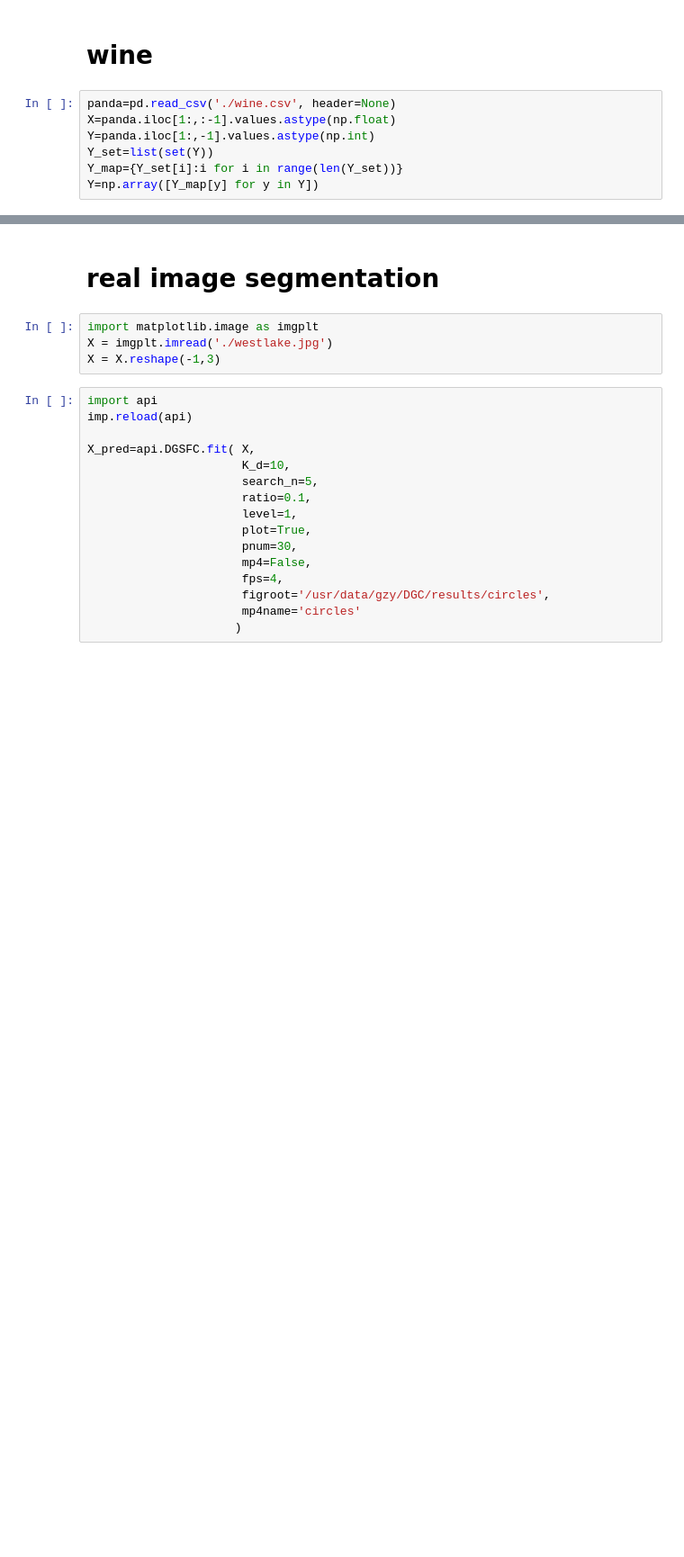
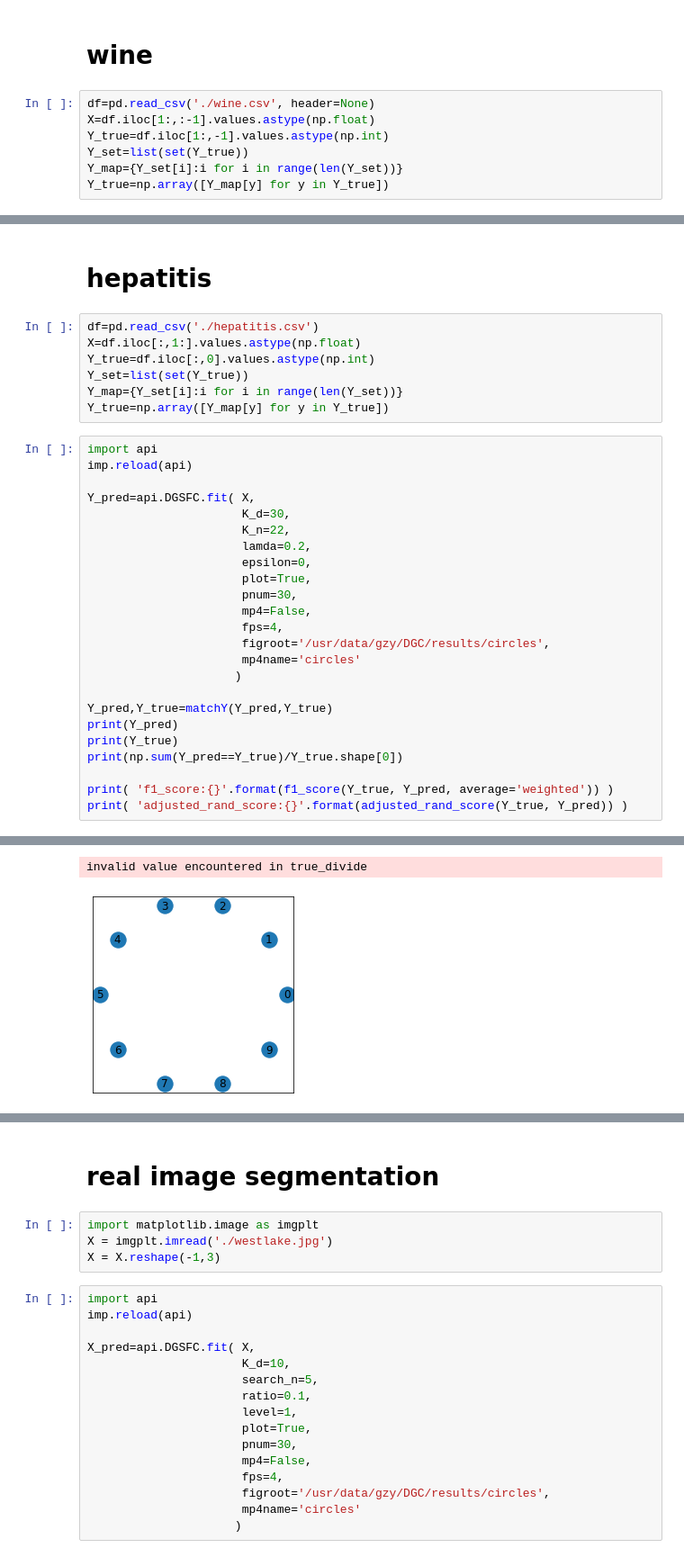
Before and after one commit to gaozhangyang/GIT, a Jupyter notebook: ex3_realdata/experiments.ipynb, the cells around one changed output, grey strips where cells are left out. Shown at 90% size. Cells and saved outputs as stored; diff of their text form; blank space fills up the shorter version.

Commit message:
add experiments of real data

```diff
--- a/ex3_realdata/experiments.ipynb
+++ b/ex3_realdata/experiments.ipynb
@@ -104,12 +148,12 @@ print( 'adjusted_rand_score:{}'.format(adjusted_rand_score(Y, Y_pred)) )
 # %% [markdown]
 # wine
 # %%
-panda=pd.read_csv('./wine.csv', header=None)
-X=panda.iloc[1:,:-1].values.astype(np.float)
-Y=panda.iloc[1:,-1].values.astype(np.int)
-Y_set=list(set(Y))
+df=pd.read_csv('./wine.csv', header=None)
+X=df.iloc[1:,:-1].values.astype(np.float)
+Y_true=df.iloc[1:,-1].values.astype(np.int)
+Y_set=list(set(Y_true))
 Y_map={Y_set[i]:i for i in range(len(Y_set))}
-Y=np.array([Y_map[y] for y in Y])
+Y_true=np.array([Y_map[y] for y in Y_true])
 # %%
 import api
 imp.reload(api)
@@ -149 +198,35 @@ adjusted_rand_score:0.4869597478584958
 [figure]
+# %% [markdown]
+# hepatitis
+# %%
+df=pd.read_csv('./hepatitis.csv')
+X=df.iloc[:,1:].values.astype(np.float)
+Y_true=df.iloc[:,0].values.astype(np.int)
+Y_set=list(set(Y_true))
+Y_map={Y_set[i]:i for i in range(len(Y_set))}
+Y_true=np.array([Y_map[y] for y in Y_true])
+# %%
+import api
+imp.reload(api)
+
+Y_pred=api.DGSFC.fit( X,
+                      K_d=30,
+                      K_n=22,
+                      lamda=0.2,
+                      epsilon=0,
+                      plot=True,
+                      pnum=30,
+                      mp4=False,
+                      fps=4,
+                      figroot='/usr/data/gzy/DGC/results/circles',
+                      mp4name='circles'
+                     )
+
+Y_pred,Y_true=matchY(Y_pred,Y_true)
+print(Y_pred)
+print(Y_true)
+print(np.sum(Y_pred==Y_true)/Y_true.shape[0])
+
+print( 'f1_score:{}'.format(f1_score(Y_true, Y_pred, average='weighted')) )
+print( 'adjusted_rand_score:{}'.format(adjusted_rand_score(Y_true, Y_pred)) )
+# %% [output]
@@ -149,0 +246,2 @@ adjusted_rand_score:0.4869597478584958
+invalid value encountered in true_divide
+[figure, added]
```
Also changed, not shown: parts of 15 cells of this notebook, 6 other files.
